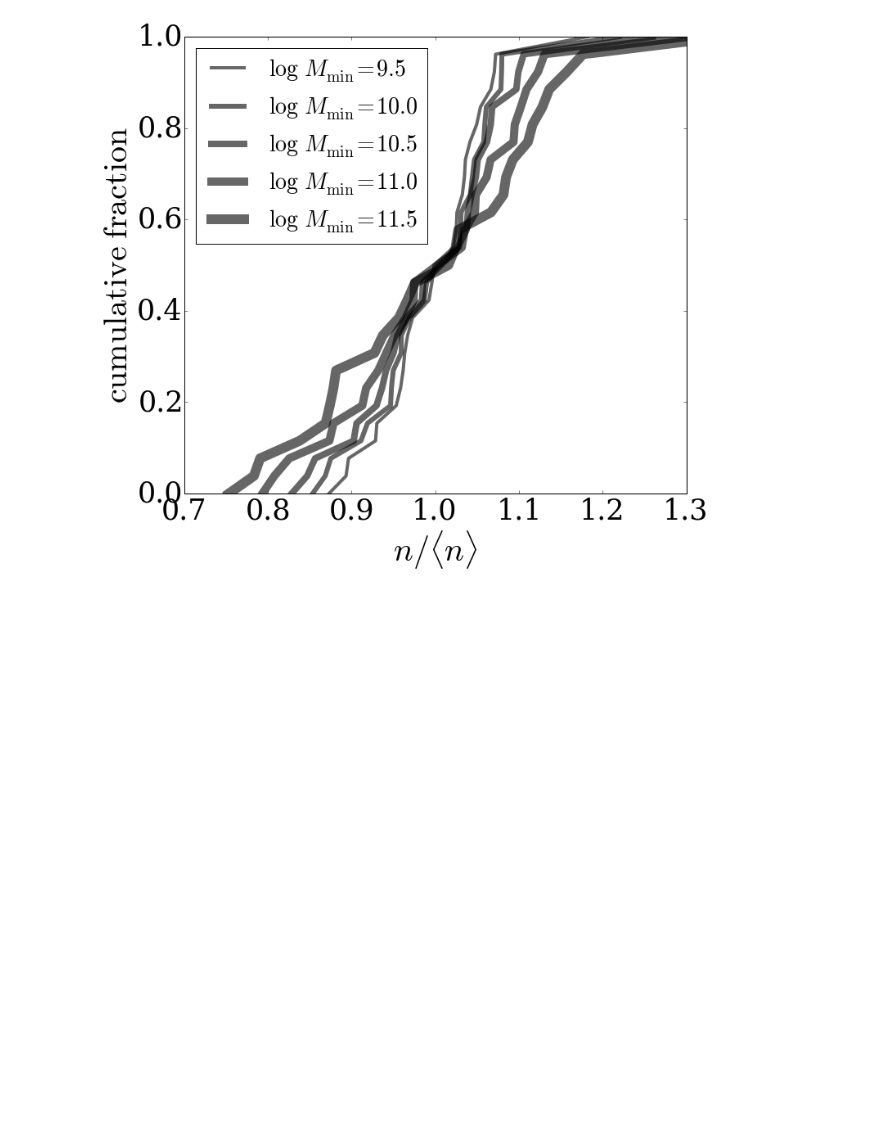
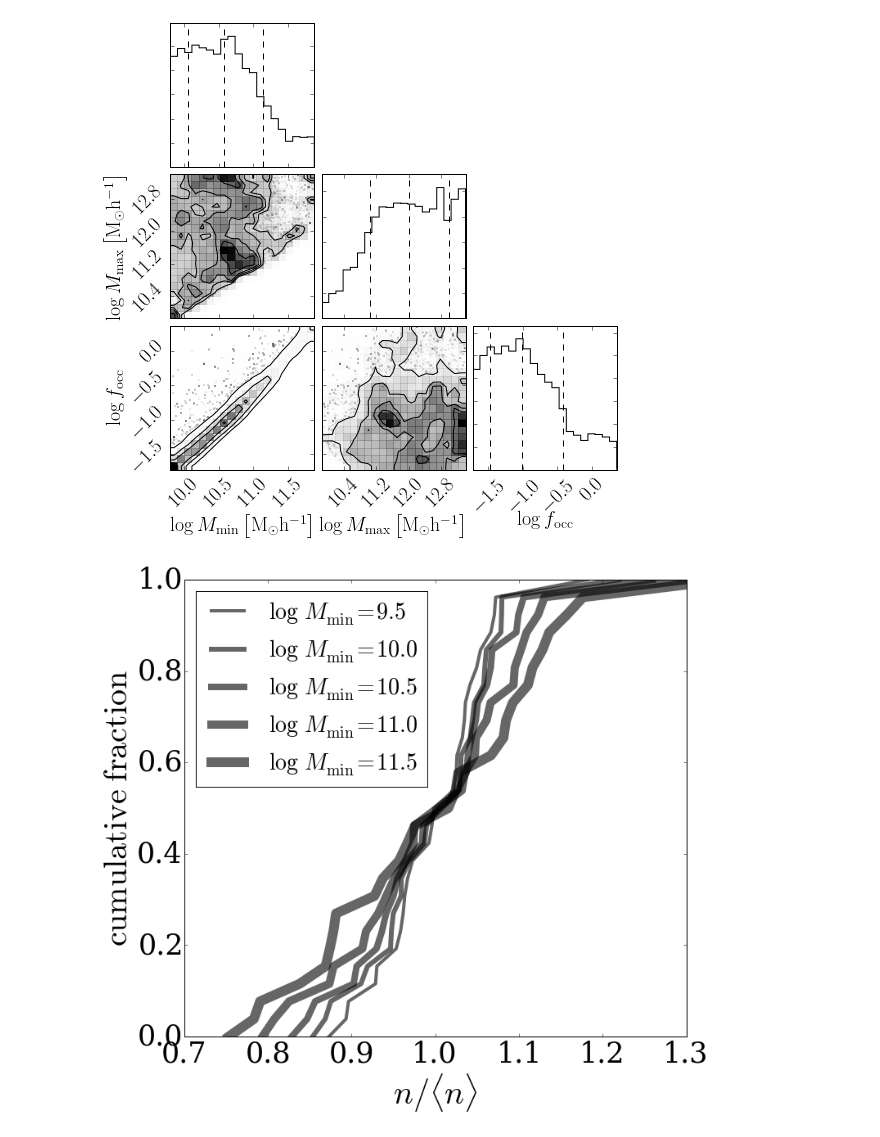
Before and after one commit to astroandes/LAEsBayes, a Jupyter notebook: code/paper_plots.ipynb, the cells around one changed output. Saved outputs shown, nothing was run; the diff lists cells and outputs as text; code cells hidden in the pictures; blank space fills up the shorter version.

Commit message:
new figure 3

```diff
--- a/code/paper_plots.ipynb
+++ b/code/paper_plots.ipynb
@@ -15,6 +17,42 @@ def set_ticklabels(ax, size=18):
     for label_y in ticklabels_y:
         label_y.set_fontsize(size)
         label_y.set_family('serif')
+# %%
+
+parspace=np.loadtxt('../output/LAEBayes_mcmc_dM_1deg_fixed.out')
+parprob=np.loadtxt('../output/LAEBayes_mcmc_dM_chi_1deg_fixed.out')
+parall=np.loadtxt('../output/focc_1deg_fixed.txt',skiprows=1)
+wmmin=parspace[:,0]>9.8
+parspace=parspace[wmmin]
+parprob=parprob[wmmin]
+parall=parall[wmmin]
+parspace[:,1]+=parspace[:,0]
+
+parprob=parprob/2.0
+mpl.rcParams['text.usetex'] = True #Very important to force python to recognize Latex
+
+fc=0.22
+Ac=1.0/(1.0-fc)
+Ac=Ac*Ac
+
+
+arg_ini=200
+
+font = {'family' : 'normal',
+        'weight' : 'normal',
+        'size'   : 20}
+mpl.rc('font', **font)
+
+fig = corner.corner(np.transpose([parall[:,0][arg_ini:],
+                                  parall[:,1][arg_ini:],
+                                  (1-fc)*parall[:,2][arg_ini:]]),
+                                  weight=np.exp(parprob)[ :len( parall[:,0] ) ][arg_ini:],bins=20,
+                            smooth=0.6,labels=[r"$\log M_{\rm min}\left[\rm{M_{\odot}h^{-1}}\right]$",
+                                               r"$\log M_{\rm max}\left[\rm{M_{\odot}h^{-1}}\right]$",
+                                               r"$\log f_{\rm occ}$"],quantiles=[0.16, 0.5, 0.84])
+fig.savefig('../paper/fig3.pdf',bbox_inches='tight')
+# %% [output]
+[figure, added]
 # %%
 surface_density = np.loadtxt('../output/mminmax_density_1deg_fixed.txt')
 # %%
```
Also changed, not shown: parts of 1 cell of this notebook, 3 other files.
